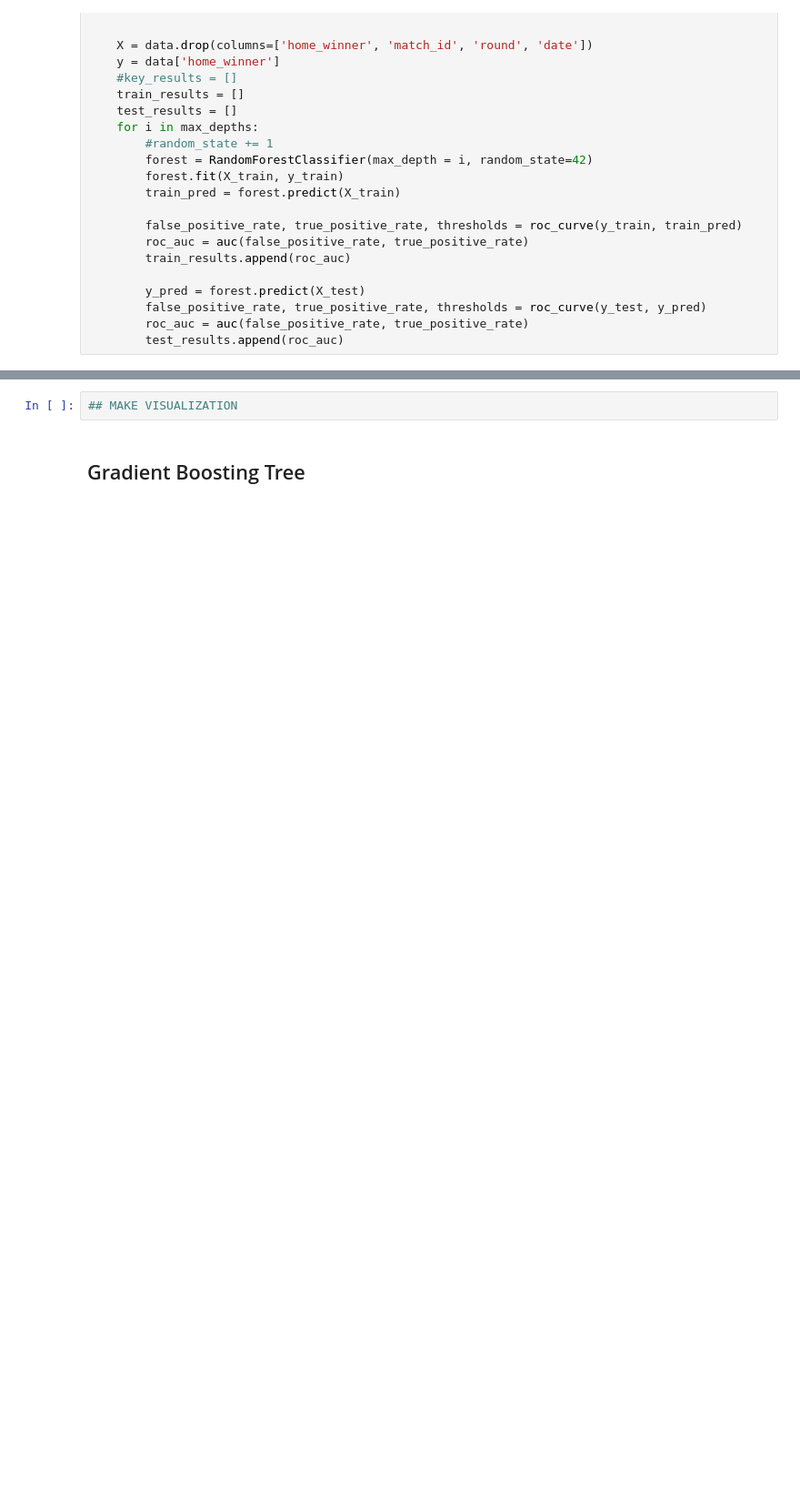
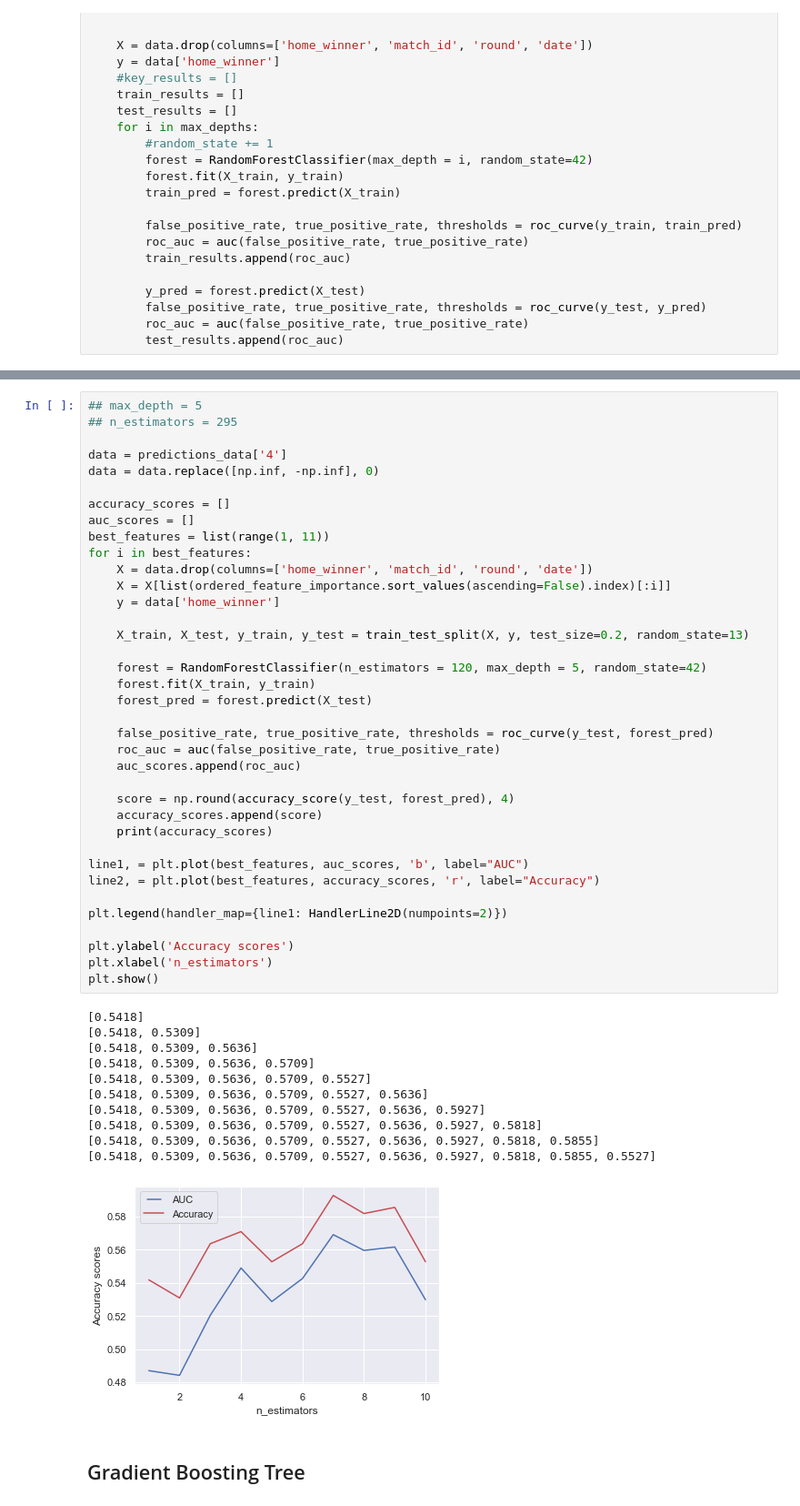
Before and after one commit to njpowers7915/NRL-match-data, a Jupyter notebook: predictions/predictions_notebook.ipynb, the cells around one changed output, grey strips where cells are left out. Shown at 91% size. Saved outputs shown, nothing was run; the diff lists cells and outputs as text; blank space fills up the shorter version.

```diff
--- a/predictions/predictions_notebook.ipynb
+++ b/predictions/predictions_notebook.ipynb
@@ -539,5 +583,52 @@ plt.show()
-# %%
-## MAKE VISUALIZATION
+# %%
+## max_depth = 5
+## n_estimators = 295
+
+data = predictions_data['4']
+data = data.replace([np.inf, -np.inf], 0)
+
+accuracy_scores = []
+auc_scores = []
+best_features = list(range(1, 11))
+for i in best_features:
+    X = data.drop(columns=['home_winner', 'match_id', 'round', 'date'])
+    X = X[list(ordered_feature_importance.sort_values(ascending=False).index)[:i]]
+    y = data['home_winner']
+
+    X_train, X_test, y_train, y_test = train_test_split(X, y, test_size=0.2, random_state=13)
+
+    forest = RandomForestClassifier(n_estimators = 120, max_depth = 5, random_state=42)
+    forest.fit(X_train, y_train)
+    forest_pred = forest.predict(X_test)
+
+    false_positive_rate, true_positive_rate, thresholds = roc_curve(y_test, forest_pred)
+    roc_auc = auc(false_positive_rate, true_positive_rate)
+    auc_scores.append(roc_auc)
+
+    score = np.round(accuracy_score(y_test, forest_pred), 4)
+    accuracy_scores.append(score)
+    print(accuracy_scores)
+
+line1, = plt.plot(best_features, auc_scores, 'b', label="AUC")
+line2, = plt.plot(best_features, accuracy_scores, 'r', label="Accuracy")
+
+plt.legend(handler_map={line1: HandlerLine2D(numpoints=2)})
+
+plt.ylabel('Accuracy scores')
+plt.xlabel('n_estimators')
+plt.show()
+# %% [output]
+[0.5418]
+[0.5418, 0.5309]
+[0.5418, 0.5309, 0.5636]
+[0.5418, 0.5309, 0.5636, 0.5709]
+[0.5418, 0.5309, 0.5636, 0.5709, 0.5527]
+[0.5418, 0.5309, 0.5636, 0.5709, 0.5527, 0.5636]
+[0.5418, 0.5309, 0.5636, 0.5709, 0.5527, 0.5636, 0.5927]
+[0.5418, 0.5309, 0.5636, 0.5709, 0.5527, 0.5636, 0.5927, 0.5818]
+[0.5418, 0.5309, 0.5636, 0.5709, 0.5527, 0.5636, 0.5927, 0.5818, 0.5855]
+[0.5418, 0.5309, 0.5636, 0.5709, 0.5527, 0.5636, 0.5927, 0.5818, 0.5855, 0.5527]
+[figure, added]
 # %% [markdown]
 ## Gradient Boosting Tree
 # %%
```
Also changed, not shown: parts of 4 cells of this notebook.
